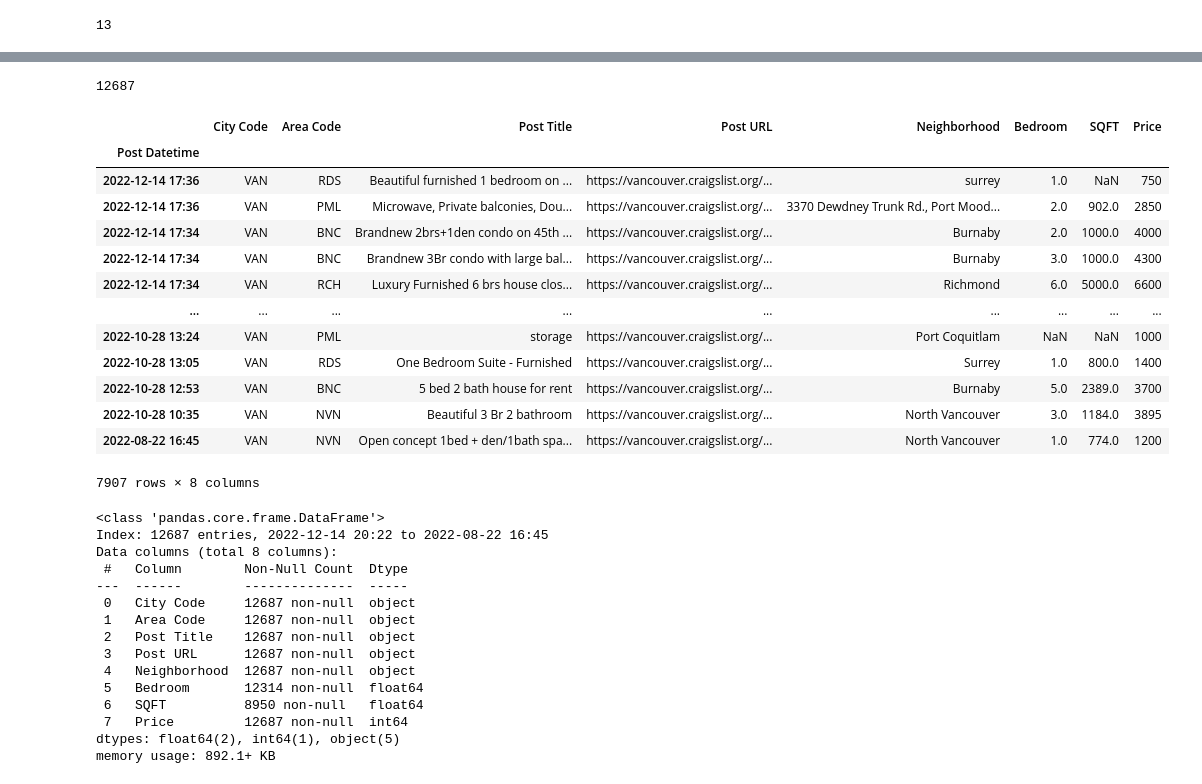
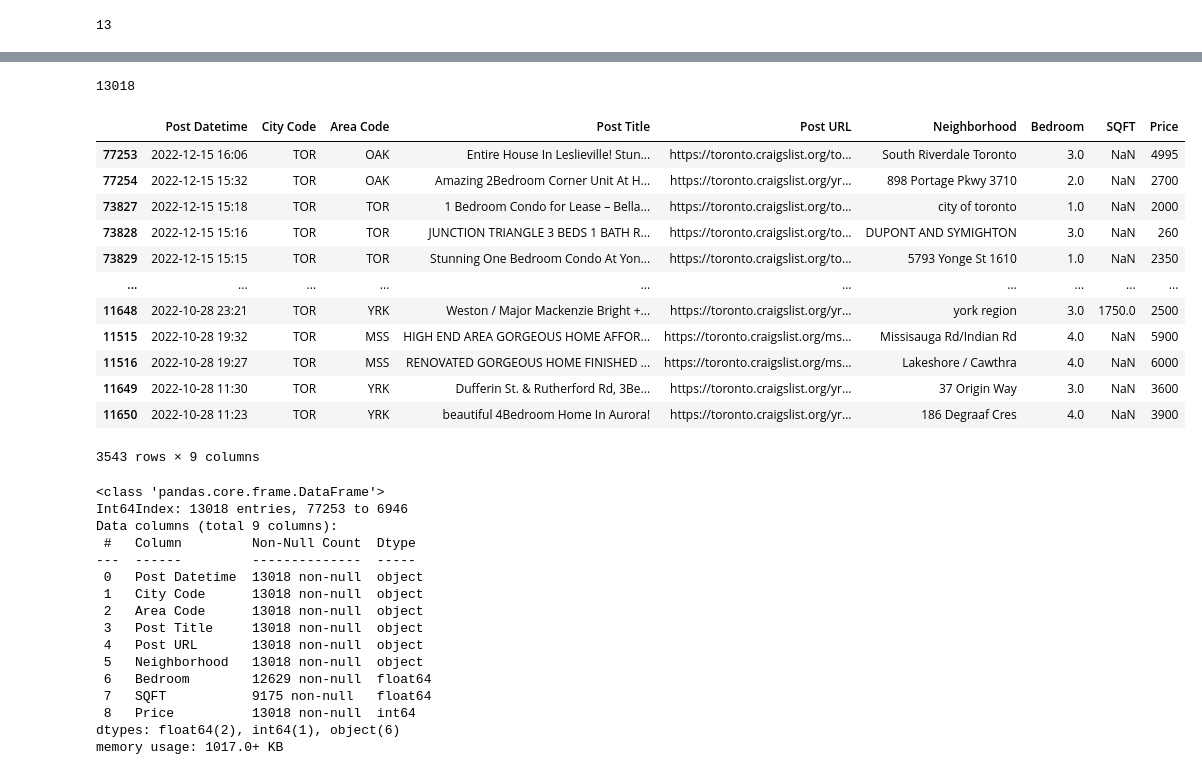
Before and after one commit to masaichig0/Data-Analysis-Project-1, a Jupyter notebook: data_collection.ipynb, the cells around one changed output, grey strips where cells are left out. Cells and saved outputs as stored; diff of their text form; code cells hidden in the pictures.

```diff
--- a/data_collection.ipynb
+++ b/data_collection.ipynb
@@ -244,44 +244,44 @@ for df in dfs:
 # %%
 # As you can tell the number of scraped data is exceeding the number of the post, so I remove duplicate.
 df = pd.read_csv('C:\\Users\\Masa\\Desktop\\Chilliwack Real Estate\\Data\\rental_price_data.csv',
-                index_col='Post Datetime').drop('Unnamed: 0', axis=1)
+                ).drop('Unnamed: 0', axis=1)
 df.sort_values(by="Post Datetime", ascending=False, inplace=True)
 df.drop_duplicates(subset="Post Title", inplace=True)
 len(df)
 # %% [output]
-12687
+13018
 # %%
-df[df["City Code"] == "VAN"]
+df[df["City Code"] == "TOR"]
 # %% [output]
-|  | City Code | Area Code | Post Title | Post URL | Neighborhood | Bedroom | SQFT | Price |
-| Post Datetime |  |  |  |  |  |  |  |  |
-| 2022-12-14 17:36 | VAN | RDS | Beautiful furnished 1 bedroom on ... | https://vancouver.craigslist.org/... | surrey | 1.0 | NaN | 750 |
-| 2022-12-14 17:36 | VAN | PML | Microwave, Private balconies, Dou... | https://vancouver.craigslist.org/... | 3370 Dewdney Trunk Rd., Port Mood... | 2.0 | 902.0 | 2850 |
-| 2022-12-14 17:34 | VAN | BNC | Brandnew 2brs+1den condo on 45th ... | https://vancouver.craigslist.org/... | Burnaby | 2.0 | 1000.0 | 4000 |
-| 2022-12-14 17:34 | VAN | BNC | Brandnew 3Br condo with large bal... | https://vancouver.craigslist.org/... | Burnaby | 3.0 | 1000.0 | 4300 |
-| 2022-12-14 17:34 | VAN | RCH | Luxury Furnished 6 brs house clos... | https://vancouver.craigslist.org/... | Richmond | 6.0 | 5000.0 | 6600 |
-| ... | ... | ... | ... | ... | ... | ... | ... | ... |
-| 2022-10-28 13:24 | VAN | PML | storage | https://vancouver.craigslist.org/... | Port Coquitlam | NaN | NaN | 1000 |
-| 2022-10-28 13:05 | VAN | RDS | One Bedroom Suite - Furnished | https://vancouver.craigslist.org/... | Surrey | 1.0 | 800.0 | 1400 |
-| 2022-10-28 12:53 | VAN | BNC | 5 bed 2 bath house for rent | https://vancouver.craigslist.org/... | Burnaby | 5.0 | 2389.0 | 3700 |
-| 2022-10-28 10:35 | VAN | NVN | Beautiful 3 Br 2 bathroom | https://vancouver.craigslist.org/... | North Vancouver | 3.0 | 1184.0 | 3895 |
-| 2022-08-22 16:45 | VAN | NVN | Open concept 1bed + den/1bath spa... | https://vancouver.craigslist.org/... | North Vancouver | 1.0 | 774.0 | 1200 |
+|  | Post Datetime | City Code | Area Code | Post Title | Post URL | Neighborhood | Bedroom | SQFT | Price |
+| 77253 | 2022-12-15 16:06 | TOR | OAK | Entire House In Leslieville! Stun... | https://toronto.craigslist.org/to... | South Riverdale Toronto | 3.0 | NaN | 4995 |
+| 77254 | 2022-12-15 15:32 | TOR | OAK | Amazing 2Bedroom Corner Unit At H... | https://toronto.craigslist.org/yr... | 898 Portage Pkwy 3710 | 2.0 | NaN | 2700 |
+| 73827 | 2022-12-15 15:18 | TOR | TOR | 1 Bedroom Condo for Lease – Bella... | https://toronto.craigslist.org/to... | city of toronto | 1.0 | NaN | 2000 |
+| 73828 | 2022-12-15 15:16 | TOR | TOR | JUNCTION TRIANGLE 3 BEDS 1 BATH R... | https://toronto.craigslist.org/to... | DUPONT AND SYMIGHTON | 3.0 | NaN | 260 |
+| 73829 | 2022-12-15 15:15 | TOR | TOR | Stunning One Bedroom Condo At Yon... | https://toronto.craigslist.org/to... | 5793 Yonge St 1610 | 1.0 | NaN | 2350 |
+| ... | ... | ... | ... | ... | ... | ... | ... | ... | ... |
+| 11648 | 2022-10-28 23:21 | TOR | YRK | Weston / Major Mackenzie Bright +... | https://toronto.craigslist.org/yr... | york region | 3.0 | 1750.0 | 2500 |
+| 11515 | 2022-10-28 19:32 | TOR | MSS | HIGH END AREA GORGEOUS HOME AFFOR... | https://toronto.craigslist.org/ms... | Missisauga Rd/Indian Rd | 4.0 | NaN | 5900 |
+| 11516 | 2022-10-28 19:27 | TOR | MSS | RENOVATED GORGEOUS HOME FINISHED ... | https://toronto.craigslist.org/ms... | Lakeshore / Cawthra | 4.0 | NaN | 6000 |
+| 11649 | 2022-10-28 11:30 | TOR | YRK | Dufferin St. & Rutherford Rd, 3Be... | https://toronto.craigslist.org/yr... | 37 Origin Way | 3.0 | NaN | 3600 |
+| 11650 | 2022-10-28 11:23 | TOR | YRK | beautiful 4Bedroom Home In Aurora! | https://toronto.craigslist.org/yr... | 186 Degraaf Cres | 4.0 | NaN | 3900 |
-7907 rows × 8 columns
+3543 rows × 9 columns
 # %%
 df.info()
 # %% [output]
 <class 'pandas.core.frame.DataFrame'>
-Index: 12687 entries, 2022-12-14 20:22 to 2022-08-22 16:45
-Data columns (total 8 columns):
- #   Column        Non-Null Count  Dtype
----  ------        --------------  -----
- 0   City Code     12687 non-null  object
- 1   Area Code     12687 non-null  object
- 2   Post Title    12687 non-null  object
- 3   Post URL      12687 non-null  object
- 4   Neighborhood  12687 non-null  object
- 5   Bedroom       12314 non-null  float64
- 6   SQFT          8950 non-null   float64
- 7   Price         12687 non-null  int64
-dtypes: float64(2), int64(1), object(5)
-memory usage: 892.1+ KB
+Int64Index: 13018 entries, 77253 to 6946
+Data columns (total 9 columns):
+ #   Column         Non-Null Count  Dtype
+---  ------         --------------  -----
+ 0   Post Datetime  13018 non-null  object
+ 1   City Code      13018 non-null  object
+ 2   Area Code      13018 non-null  object
+ 3   Post Title     13018 non-null  object
+ 4   Post URL       13018 non-null  object
+ 5   Neighborhood   13018 non-null  object
+ 6   Bedroom        12629 non-null  float64
+ 7   SQFT           9175 non-null   float64
+ 8   Price          13018 non-null  int64
+dtypes: float64(2), int64(1), object(6)
+memory usage: 1017.0+ KB
```
Also changed, not shown: parts of 3 cells of this notebook, 2 other files.
